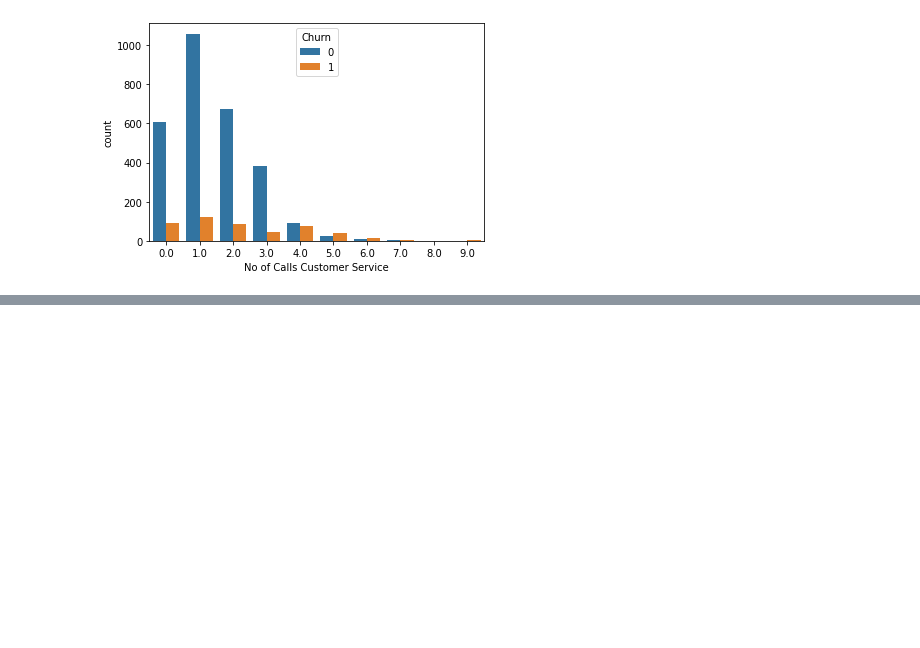
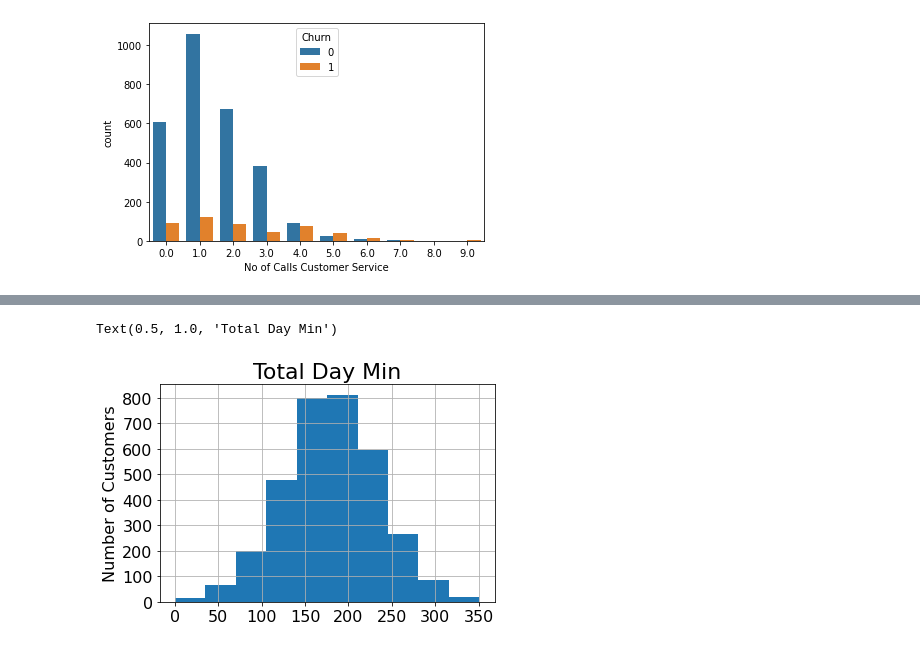
Before and after one commit to RozitaAbdoli/telecom_customer_defection, a Jupyter notebook: EDA_telecom_customer_defection.ipynb, the cells around one changed output, grey strips where cells are left out. Cells and saved outputs as stored; diff of their text form; code cells hidden in the pictures; blank space fills up the shorter version.

```diff
--- a/EDA_telecom_customer_defection.ipynb
+++ b/EDA_telecom_customer_defection.ipynb
@@ -200,0 +246,9 @@ sns.countplot(x='No of Calls Customer Service', hue='Churn', data=df);
+# %%
+df.hist(column="Total Day Min",)
+plt.xticks(fontsize=16)
+plt.yticks(fontsize=16)
+plt.ylabel('Number of Customers', fontsize=16)
+plt.title('Total Day Min', fontsize=22)
+# %% [output]
+Text(0.5, 1.0, 'Total Day Min')
+[figure, added]
```
Also changed, not shown: parts of 10 cells of this notebook.
